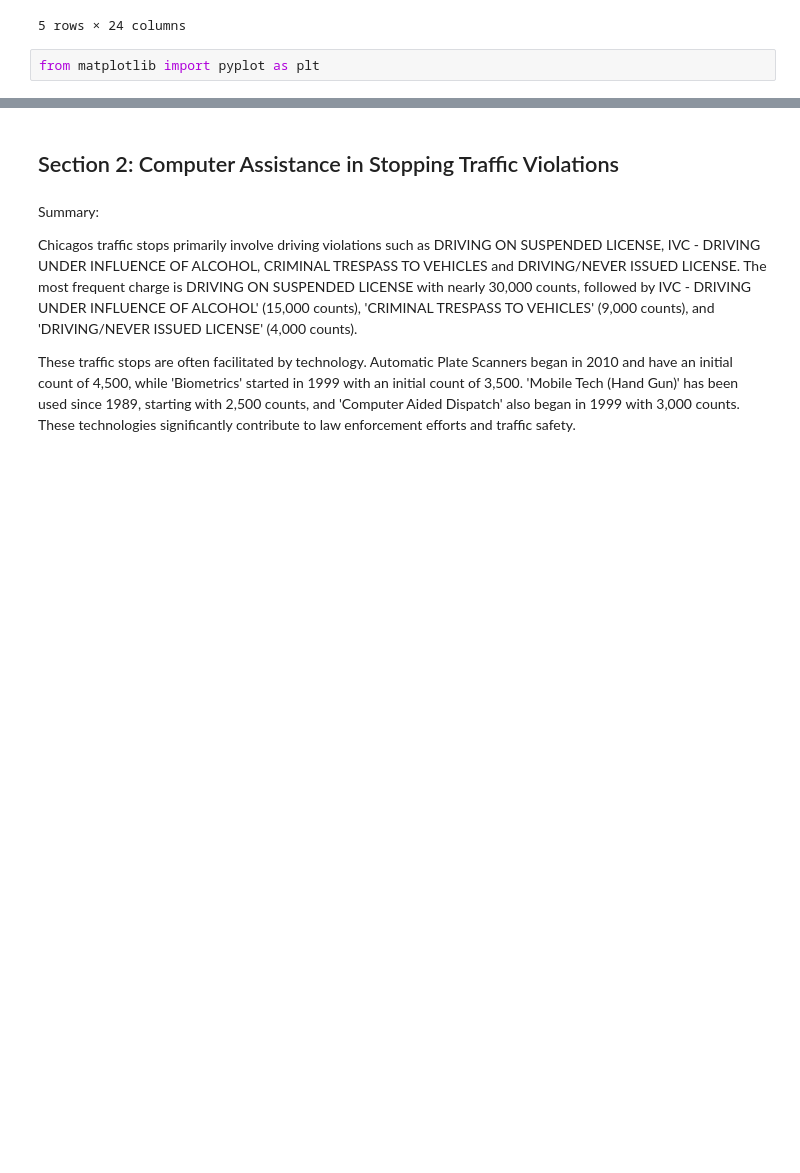
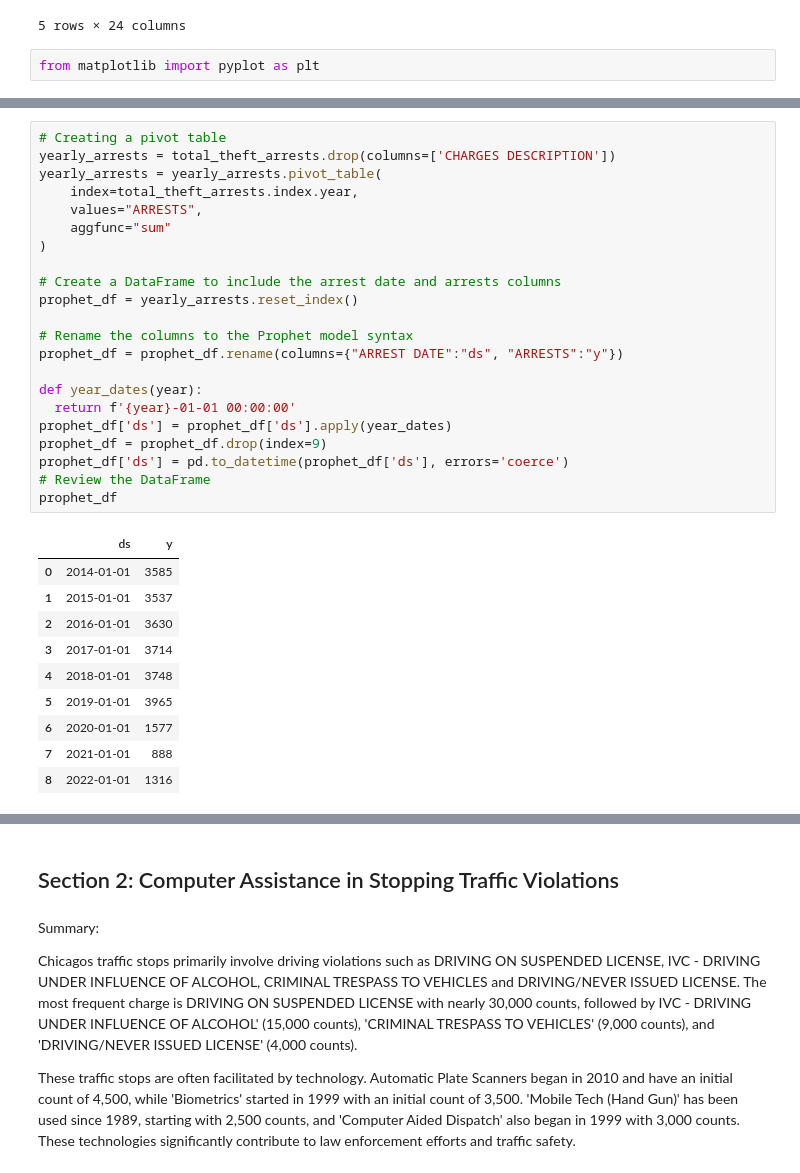
Before and after one commit to Dwawilson/Technology, a Jupyter notebook: Technology_and_Crime_in_Arrests_in_the_City_of_Chicago.ipynb, the cells around one changed output, grey strips where cells are left out. Drawn from its saved outputs; the diff is of its cells as text; blank space fills up the shorter version.

```diff
--- a/Technology_and_Crime_in_Arrests_in_the_City_of_Chicago.ipynb
+++ b/Technology_and_Crime_in_Arrests_in_the_City_of_Chicago.ipynb
@@ -80,2 +219,35 @@ from matplotlib import pyplot as plt
+# %%
+# Creating a pivot table
+yearly_arrests = total_theft_arrests.drop(columns=['CHARGES DESCRIPTION'])
+yearly_arrests = yearly_arrests.pivot_table(
+    index=total_theft_arrests.index.year,
+    values="ARRESTS",
+    aggfunc="sum"
+)
+
+# Create a DataFrame to include the arrest date and arrests columns
+prophet_df = yearly_arrests.reset_index()
+
+# Rename the columns to the Prophet model syntax
+prophet_df = prophet_df.rename(columns={"ARREST DATE":"ds", "ARRESTS":"y"})
+
+def year_dates(year):
+  return f'{year}-01-01 00:00:00'
+prophet_df['ds'] = prophet_df['ds'].apply(year_dates)
+prophet_df = prophet_df.drop(index=9)
+prophet_df['ds'] = pd.to_datetime(prophet_df['ds'], errors='coerce')
+# Review the DataFrame
+prophet_df
+# %% [output]
+|  | ds | y |
+| 0 | 2014-01-01 | 3585 |
+| 1 | 2015-01-01 | 3537 |
+| 2 | 2016-01-01 | 3630 |
+| 3 | 2017-01-01 | 3714 |
+| 4 | 2018-01-01 | 3748 |
+| 5 | 2019-01-01 | 3965 |
+| 6 | 2020-01-01 | 1577 |
+| 7 | 2021-01-01 | 888 |
+| 8 | 2022-01-01 | 1316 |
 # %%
 # Create a future dataframe to hold predictions
```
Also changed, not shown: parts of 34 cells of this notebook, 1 other file.
